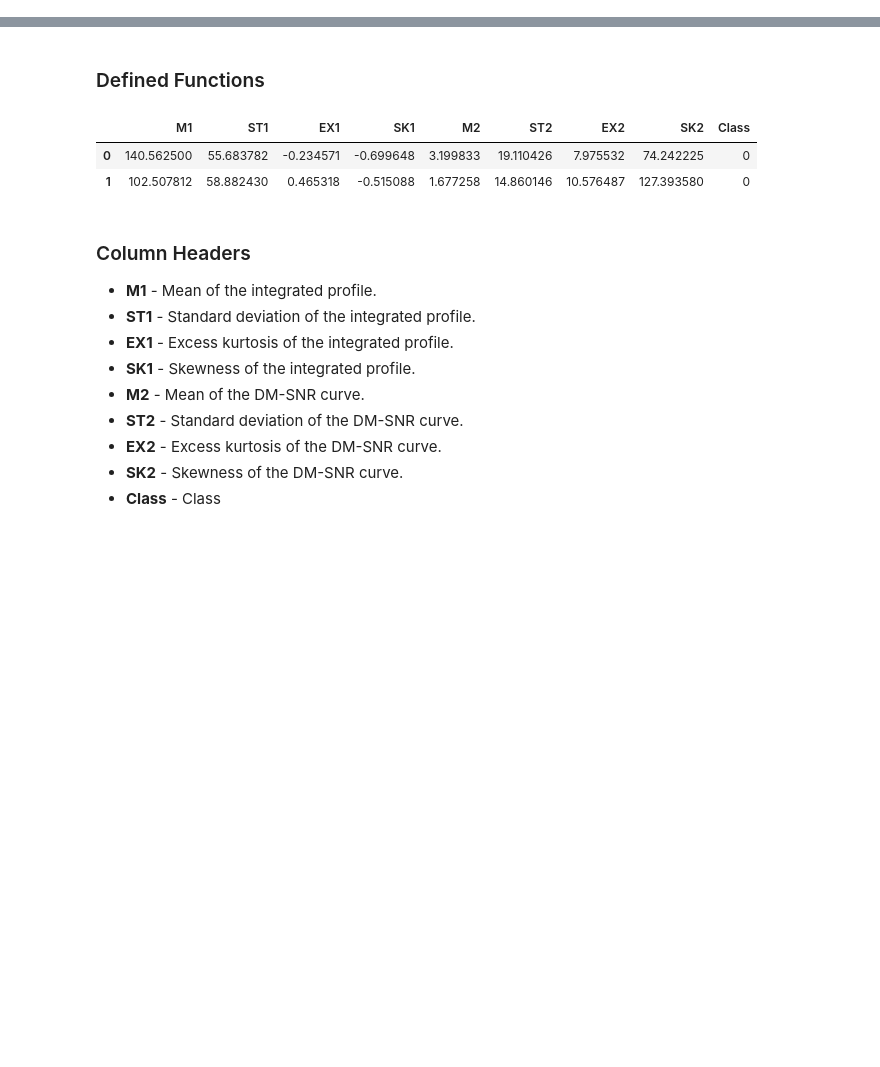
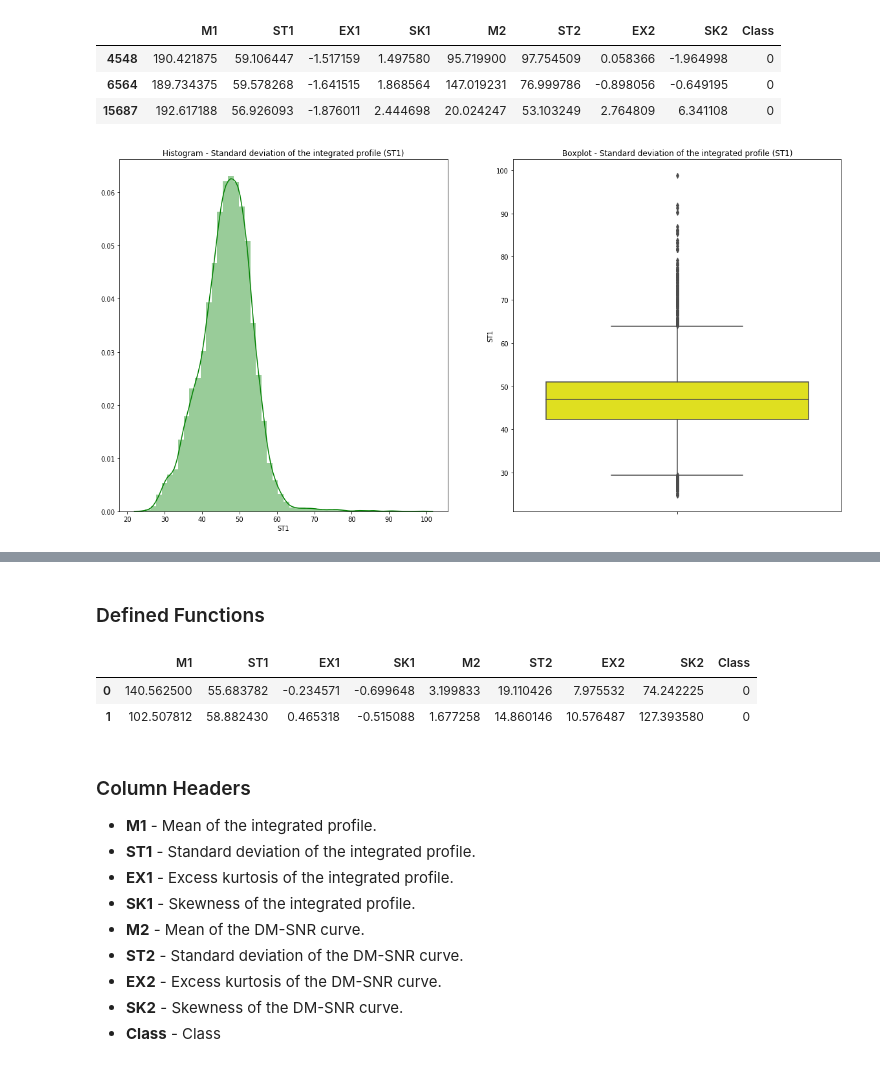
Before and after one commit to nhendersonkuns/awesomedataminers, a Jupyter notebook: pulsars.ipynb, the cells around one changed output, grey strips where cells are left out. Cells and saved outputs as stored; diff of their text form; code cells hidden in the pictures; blank space fills up the shorter version.

```diff
--- a/pulsars.ipynb
+++ b/pulsars.ipynb
@@ -9,0 +152,18 @@ import seaborn as sns
+# %%
+# Values of M1 variable over 3 std of mean
+pulsars_Df[pulsars_Df['M1'] > b]
+# %% [output]
+|  | M1 | ST1 | EX1 | SK1 | M2 | ST2 | EX2 | SK2 | Class |
+| 4548 | 190.421875 | 59.106447 | -1.517159 | 1.497580 | 95.719900 | 97.754509 | 0.058366 | -1.964998 | 0 |
+| 6564 | 189.734375 | 59.578268 | -1.641515 | 1.868564 | 147.019231 | 76.999786 | -0.898056 | -0.649195 | 0 |
+| 15687 | 192.617188 | 56.926093 | -1.876011 | 2.444698 | 20.024247 | 53.103249 | 2.764809 | 6.341108 | 0 |
+# %%
+sns.set_palette("Set2")
+fig, axes = plt.subplots(1,2,figsize = (20,10))
+axes[0].set_title("Histogram - Standard deviation of the integrated profile (ST1)")
+sns.distplot(pulsars_Df['ST1'],kde=True, ax=axes[0],color="green")
+axes[1].set_title("Boxplot - Standard deviation of the integrated profile (ST1)")
+sns.boxplot(x = 'ST1', ax=axes[1], orient='v', data=pulsars_Df, color="yellow")
+plt.show()
+# %% [output]
+[figure, added]
```
Also changed, not shown: parts of 22 cells of this notebook.
